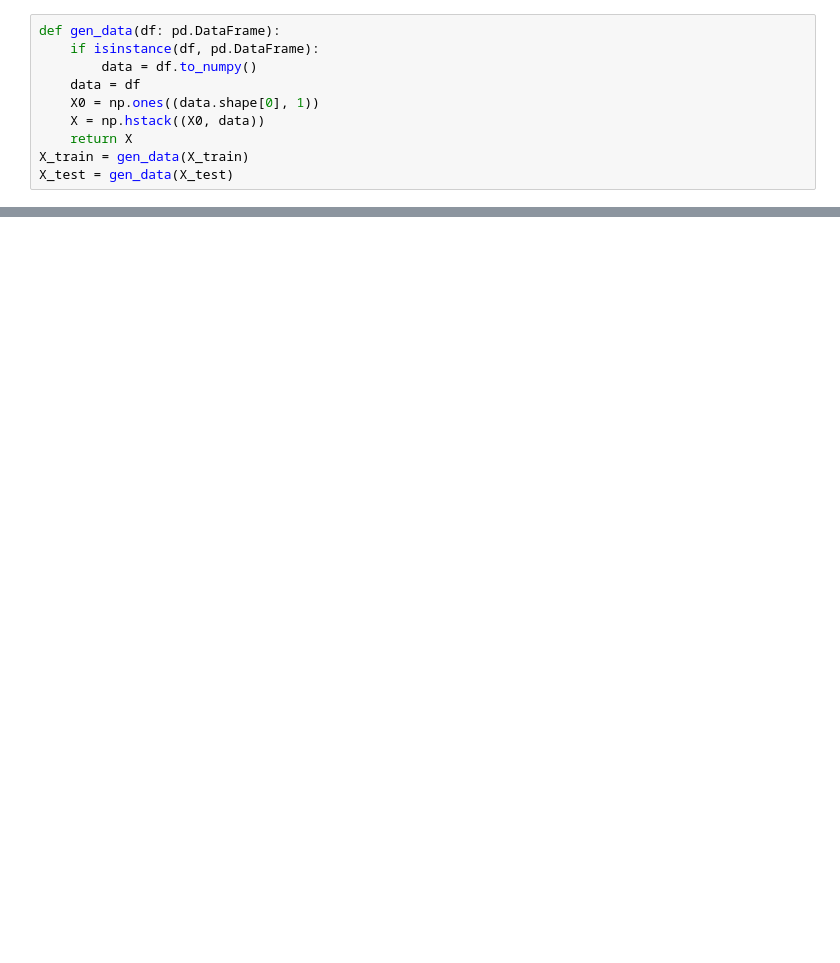
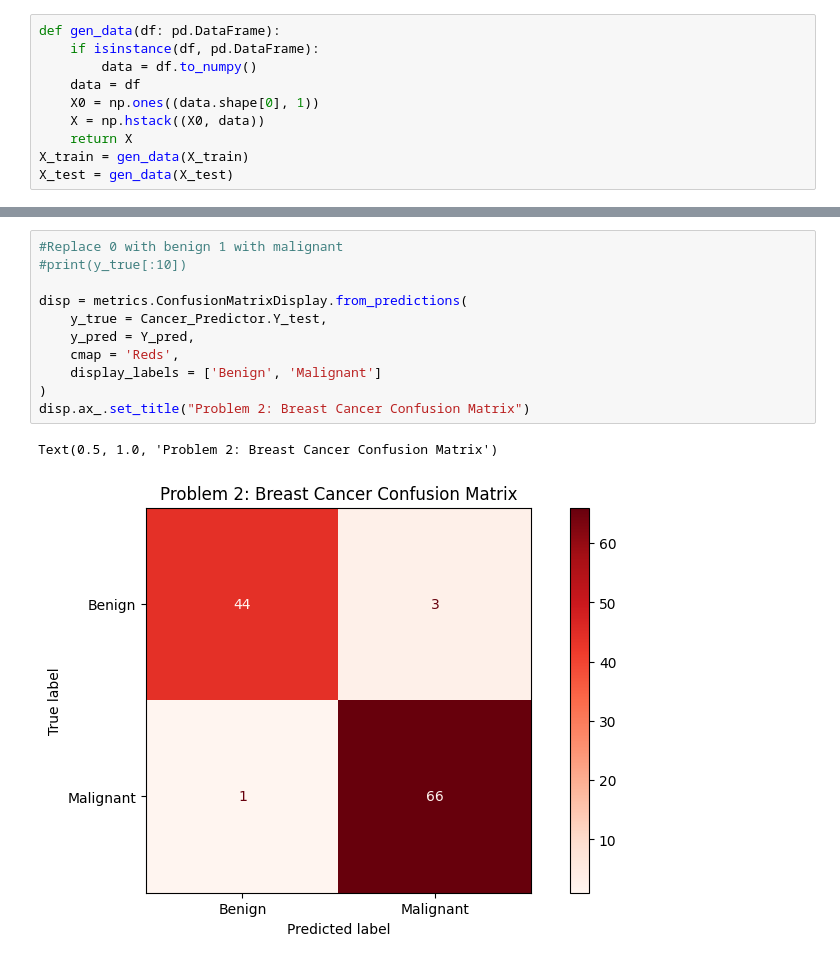
Before and after one commit to jaskinkabir/Intro_ML, a Jupyter notebook: HM3/hm3.ipynb, the cells around one changed output, grey strips where cells are left out. Cells and saved outputs as stored; diff of their text form; blank space fills up the shorter version.

```diff
--- a/HM3/hm3.ipynb
+++ b/HM3/hm3.ipynb
@@ -190,0 +246,14 @@ F1 Score: 0.6823529411764706
+# %%
+#Replace 0 with benign 1 with malignant
+#print(y_true[:10])
+
+disp = metrics.ConfusionMatrixDisplay.from_predictions(
+    y_true = Cancer_Predictor.Y_test,
+    y_pred = Y_pred,
+    cmap = 'Reds',
+    display_labels = ['Benign', 'Malignant']
+)
+disp.ax_.set_title("Problem 2: Breast Cancer Confusion Matrix")
+# %% [output]
+Text(0.5, 1.0, 'Problem 2: Breast Cancer Confusion Matrix')
+[figure, added]
```
Also changed, not shown: parts of 11 cells of this notebook.
